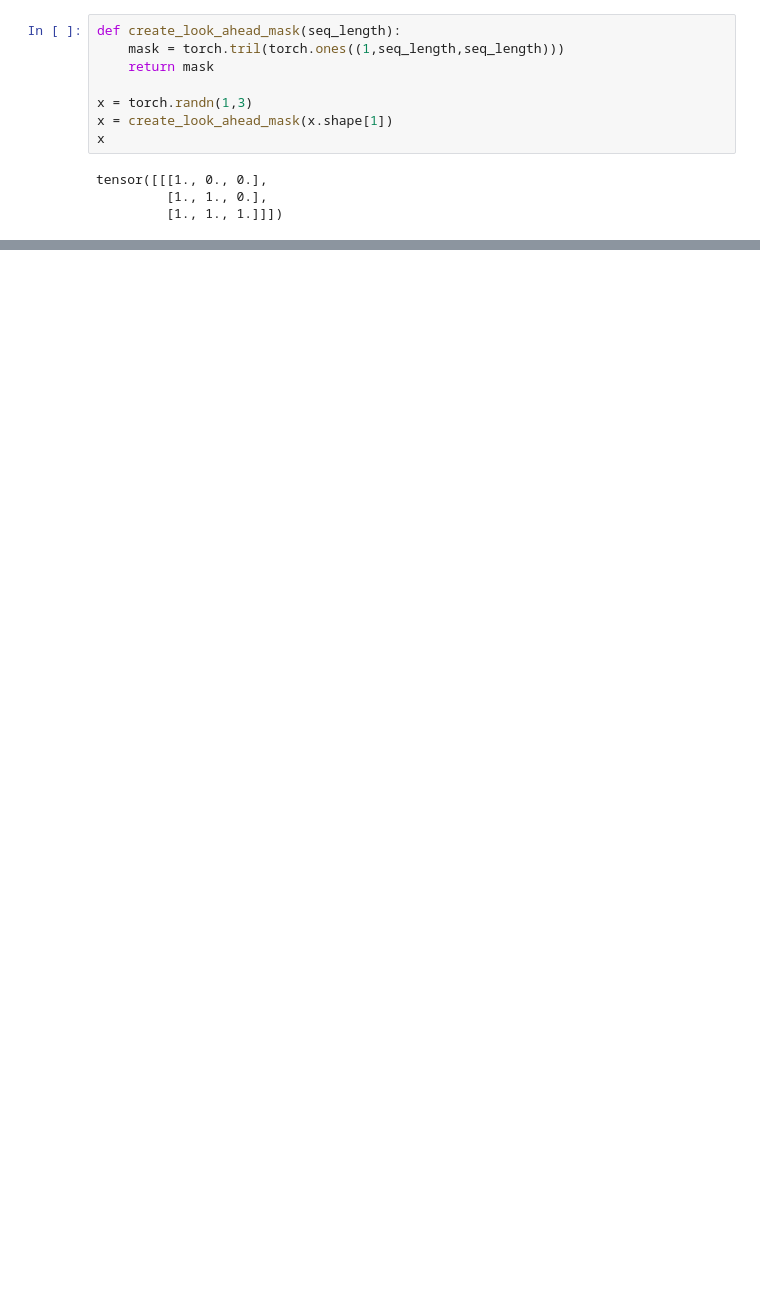
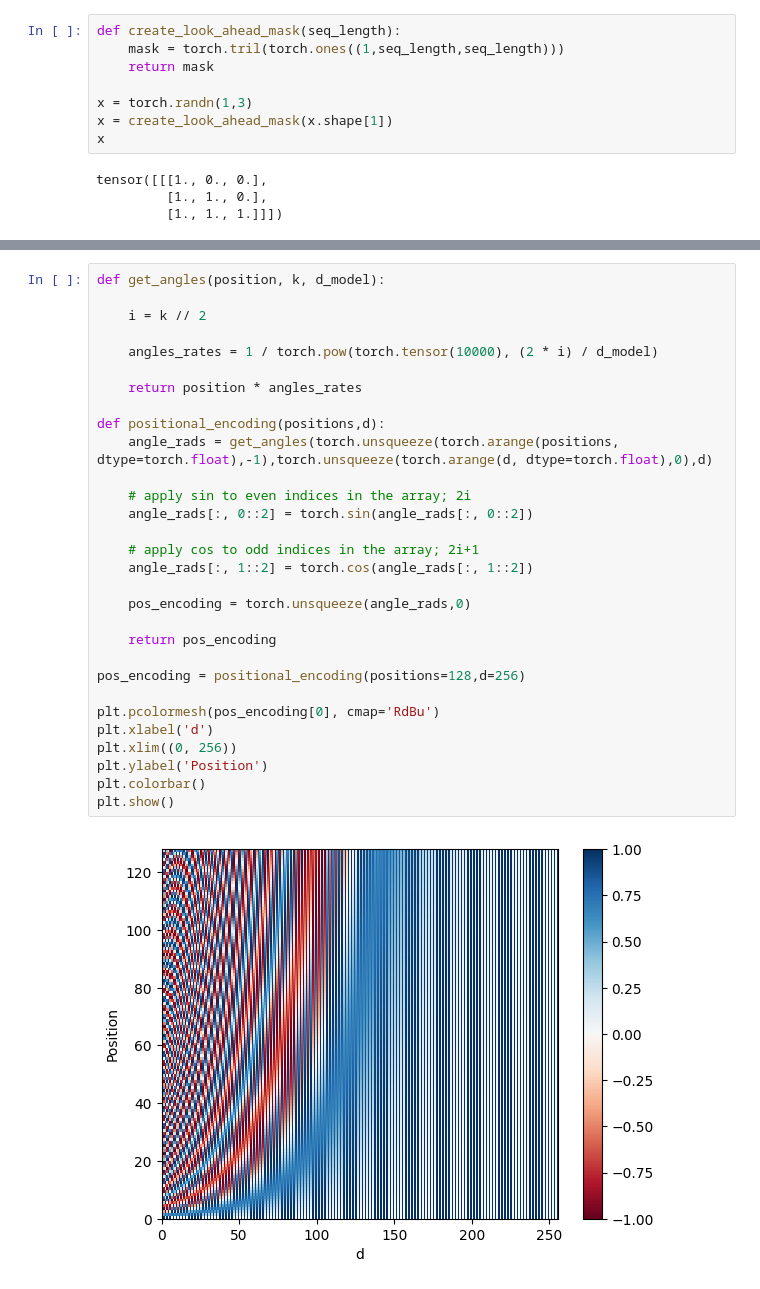
Before and after one commit to abtraore/Attention-Masking-PE, a Jupyter notebook: notebook.ipynb, the cells around one changed output, grey strips where cells are left out. Cells and saved outputs as stored; diff of their text form; blank space fills up the shorter version.

```diff
--- a/notebook.ipynb
+++ b/notebook.ipynb
@@ -125,0 +154,32 @@ tensor([[[1., 0., 0.],
+# %%
+def get_angles(position, k, d_model):
+
+    i = k // 2
+
+    angles_rates = 1 / torch.pow(torch.tensor(10000), (2 * i) / d_model)
+
+    return position * angles_rates
+
+def positional_encoding(positions,d):
+    angle_rads = get_angles(torch.unsqueeze(torch.arange(positions, dtype=torch.float),-1),torch.unsqueeze(torch.arange(d, dtype=torch.float),0),d)
+
+    # apply sin to even indices in the array; 2i
+    angle_rads[:, 0::2] = torch.sin(angle_rads[:, 0::2])
+
+    # apply cos to odd indices in the array; 2i+1
+    angle_rads[:, 1::2] = torch.cos(angle_rads[:, 1::2])
+
+    pos_encoding = torch.unsqueeze(angle_rads,0)
+
+    return pos_encoding
+
+pos_encoding = positional_encoding(positions=128,d=256)
+
+plt.pcolormesh(pos_encoding[0], cmap='RdBu')
+plt.xlabel('d')
+plt.xlim((0, 256))
+plt.ylabel('Position')
+plt.colorbar()
+plt.show()
+# %% [output]
+[figure, added]
```
Also changed, not shown: parts of 12 cells of this notebook.
